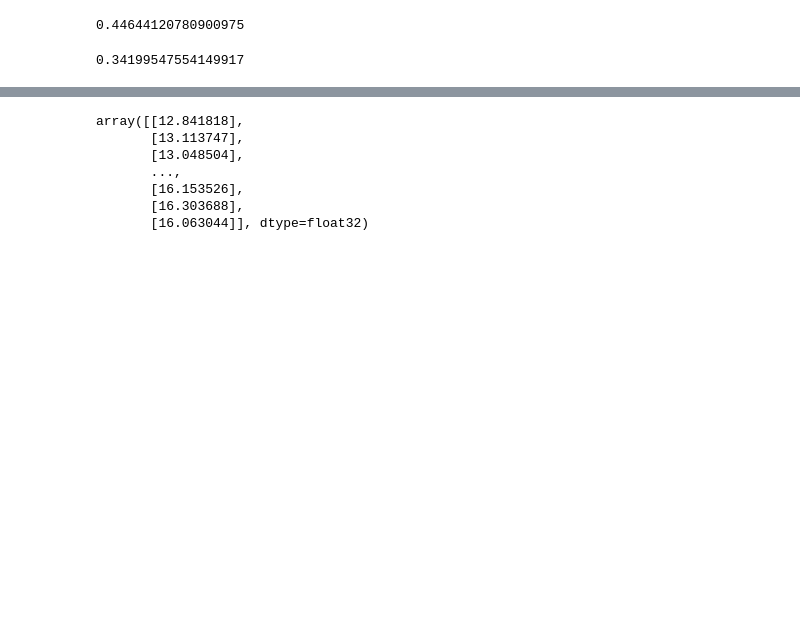
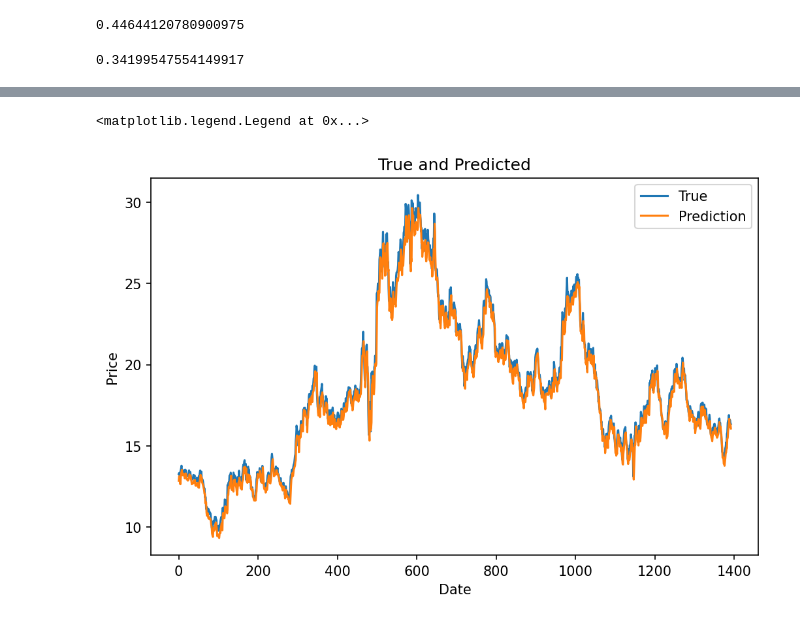
Before and after one commit to DOMINION-JOHN1/LSTM-Gold-Price-Prediction, a Jupyter notebook: GoldPred.ipynb, the cells around one changed output, grey strips where cells are left out. Saved outputs shown, nothing was run; the diff lists cells and outputs as text; code cells hidden in the pictures; blank space fills up the shorter version.

```diff
--- a/GoldPred.ipynb
+++ b/GoldPred.ipynb
@@ -218,10 +215,20 @@ array([13.26000023, 13.31999969, 13.17000008, ..., 16.57999992,
-# %%
-predictions
-# %% [output]
-array([[12.841818],
-       [13.113747],
-       [13.048504],
-       ...,
-       [16.153526],
-       [16.303688],
-       [16.063044]], dtype=float32)
+# %%
+pred=np.array(predictions)
+# %%
+y_test_1d = test.reshape(-1)
+# %%
+pred_1d = pred.reshape(-1)
+# %%
+new = pd.DataFrame({'True': y_test_1d, 'Prediction':pred_1d})
+new['Date'] = np.arange(len(new))
+# %%
+plt.figure(figsize=(8,5), dpi=150)
+plt.plot(new['Date'], new['True'], label='True')
+plt.plot(new['Date'], new['Prediction'], label='Prediction')
+plt.xlabel('Date')
+plt.ylabel('Price')
+plt.title('True and Predicted')
+plt.legend()
+# %% [output]
+<matplotlib.legend.Legend at 0x...>
+[figure, added]
```
Also changed, not shown: parts of 1 cell of this notebook.
